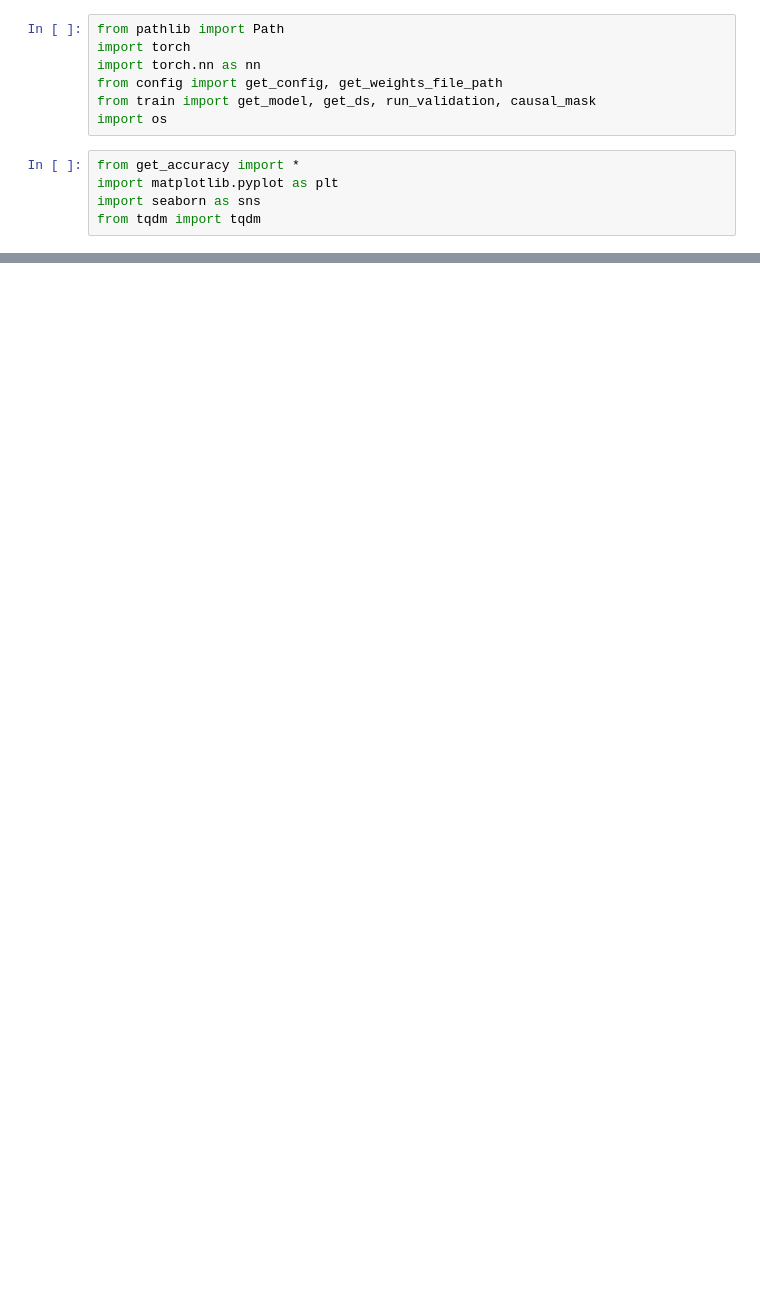
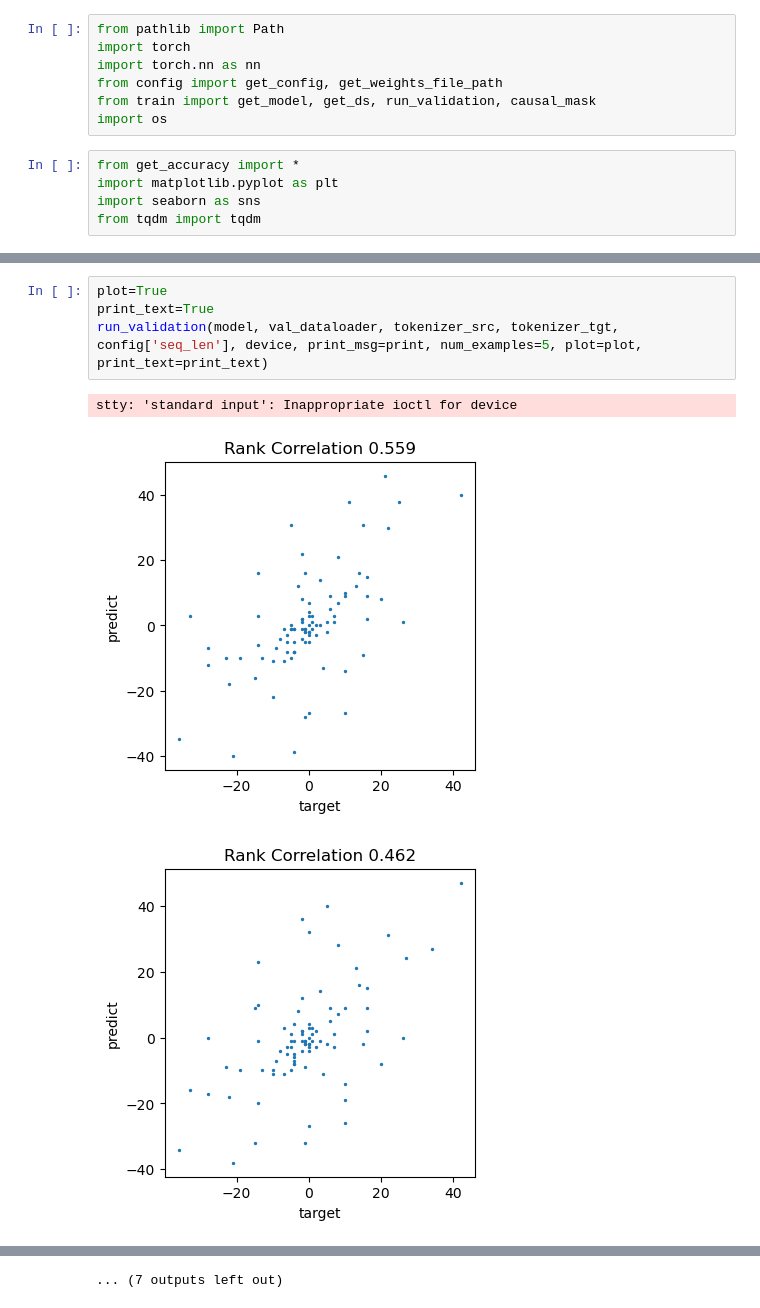
Before and after one commit to augix/jamil-transformer, a Jupyter notebook: Beam_Search.ipynb, the cells around one changed output, grey strips where cells are left out. Drawn from its saved outputs; the diff is of its cells as text; blank space fills up the shorter version.

```diff
--- a/Beam_Search.ipynb
+++ b/Beam_Search.ipynb
@@ -206,0 +200,8 @@ Error:
+# %%
+plot=True
+print_text=True
+run_validation(model, val_dataloader, tokenizer_src, tokenizer_tgt, config['seq_len'], device, print_msg=print, num_examples=5, plot=plot, print_text=print_text)
+# %% [output]
+stty: 'standard input': Inappropriate ioctl for device
+[figure, added]
+[figure, added]
@@ -206,0 +235 @@ Error:
+... (7 outputs left out)
```
Also changed, not shown: parts of 4 cells of this notebook, 2 other files.
